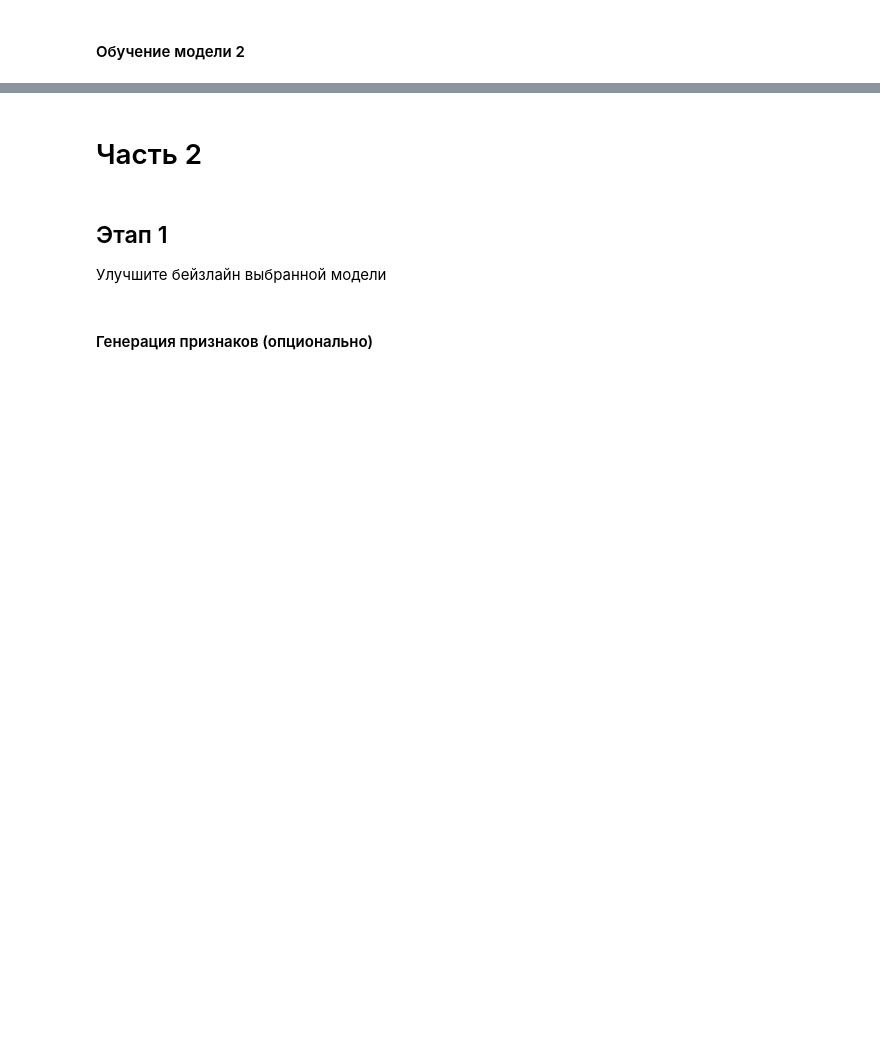
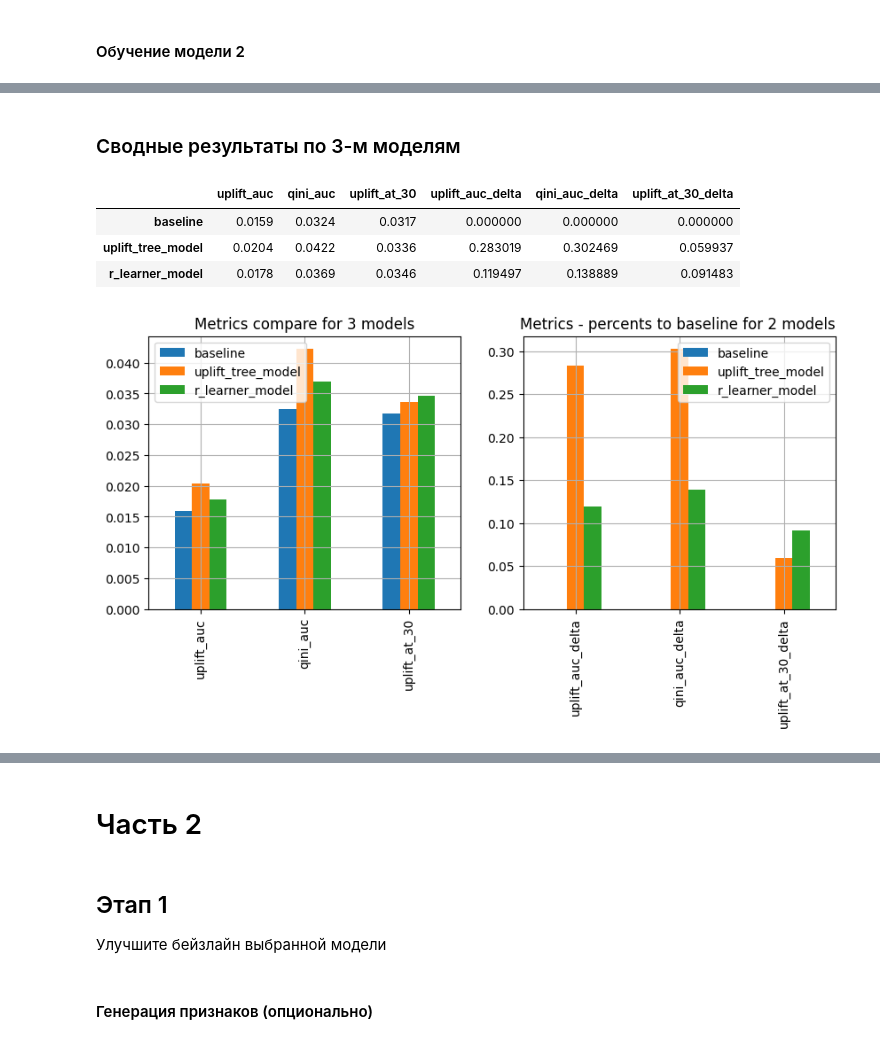
Before and after one commit to khromenko/mle-uplift-final-project-2025, a Jupyter notebook: final_project.ipynb, the cells around one changed output, grey strips where cells are left out. Saved outputs shown, nothing was run; the diff lists cells and outputs as text; code cells hidden in the pictures; blank space fills up the shorter version.

```diff
--- a/final_project.ipynb
+++ b/final_project.ipynb
@@ -1224,0 +1350,31 @@ plt.savefig(f'{model_path}/fi-score.png', bbox_inches='tight')
+# %% [markdown]
+### Сводные результаты по 3-м моделям
+# %%
+import json
+with open('models/baseline/metrics.json', 'r', encoding='UTF-8') as f:
+    metrics1 = json.load(f)
+with open('models/uplift_tree_model/metrics.json', 'r', encoding='UTF-8') as f:
+    metrics2 = json.load(f)
+with open('models/r_learner_model/metrics.json', 'r', encoding='UTF-8') as f:
+    metrics3 = json.load(f)
+
+joint_metrics = pd.DataFrame.from_dict([metrics1, metrics2, metrics3])
+joint_metrics.index = ['baseline', 'uplift_tree_model', 'r_learner_model']
+joint_metrics.to_csv('models/joint_metrics.csv')
+
+joint_metrics['uplift_auc_delta'] = joint_metrics.apply(lambda row: (row['uplift_auc']-metrics1['uplift_auc'])/metrics1['uplift_auc'], axis=1)
+joint_metrics['qini_auc_delta'] = joint_metrics.apply(lambda row: (row['qini_auc']-metrics1['qini_auc'])/metrics1['qini_auc'], axis=1)
+joint_metrics['uplift_at_30_delta'] = joint_metrics.apply(lambda row: (row['uplift_at_30']-metrics1['uplift_at_30'])/metrics1['uplift_at_30'], axis=1)
+
+display(joint_metrics)
+
+fig, axs = plt.subplots(1,2, figsize=(10,4))
+joint_metrics[['uplift_auc', 'qini_auc', 'uplift_at_30']].T.plot.bar(grid='True', title='Metrics compare for 3 models', ax=axs[0])
+joint_metrics[['uplift_auc_delta', 'qini_auc_delta', 'uplift_at_30_delta']].T.plot.bar(grid='True', title='Metrics - percents to baseline for 2 models ', ax=axs[1])
+fig.savefig('models/metrics_compare.png', bbox_inches='tight')
+# %% [output]
+|  | uplift_auc | qini_auc | uplift_at_30 | uplift_auc_delta | qini_auc_delta | uplift_at_30_delta |
+| baseline | 0.0159 | 0.0324 | 0.0317 | 0.000000 | 0.000000 | 0.000000 |
+| uplift_tree_model | 0.0204 | 0.0422 | 0.0336 | 0.283019 | 0.302469 | 0.059937 |
+| r_learner_model | 0.0178 | 0.0369 | 0.0346 | 0.119497 | 0.138889 | 0.091483 |
+[figure, added]
```
Also changed, not shown: parts of 32 cells of this notebook, 6 other files.
